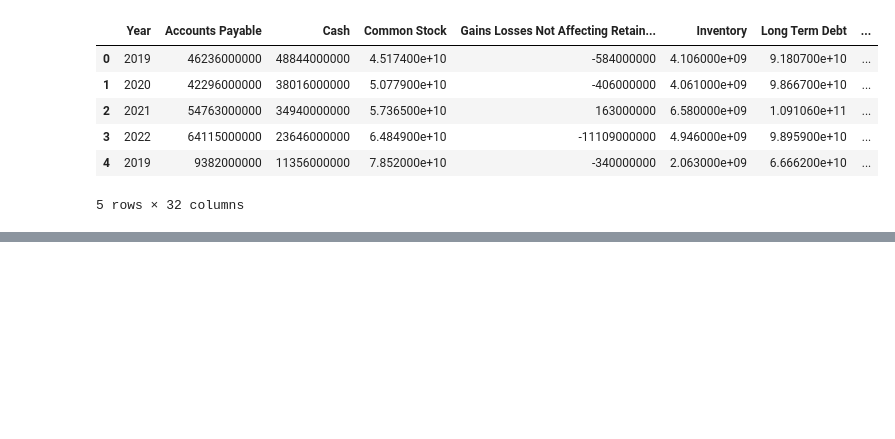
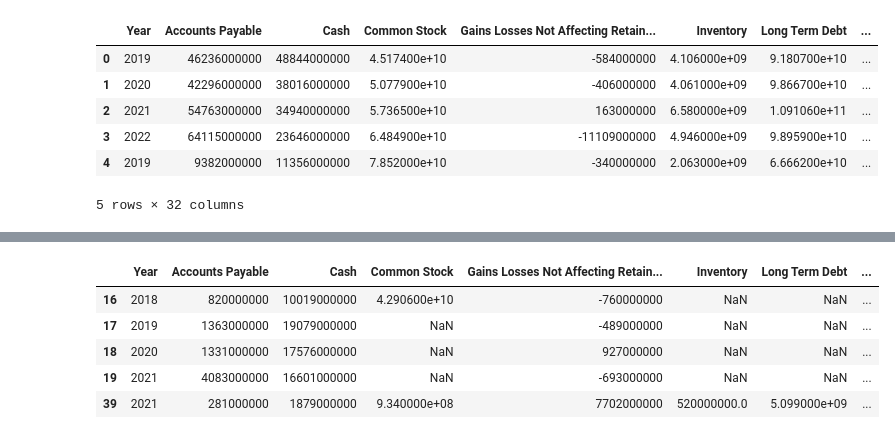
Before and after one commit to mezamateoj/Financial-Analysis, a Jupyter notebook: Fundamental Analysis/FinancialStatements/BalanceSheet.ipynb, the cells around one changed output, grey strips where cells are left out. Drawn from its saved outputs; the diff is of its cells as text; code cells hidden in the pictures; blank space fills up the shorter version.

```diff
--- a/Fundamental Analysis/FinancialStatements/BalanceSheet.ipynb
+++ b/Fundamental Analysis/FinancialStatements/BalanceSheet.ipynb
@@ -3,6 +3,8 @@ import pandas as pd
 import numpy as np
 import matplotlib.pyplot as plt
 import seaborn as sns
+# %%
+pd.set_option('display.max_columns', None)
 # %%
 balance_sheet = pd.read_excel('../FinancialStatements/Datasets/balance_sheet.xlsx')
 balance_sheet.head()
@@ -38,0 +103,9 @@ balance_sheet['current_ratio'] = balance_sheet['total_current_assets'] / balance
+# %%
+balance_sheet[balance_sheet['relative_diff'] > 0]
+# %% [output]
+|  | Year | Accounts Payable | Cash | Common Stock | Gains Losses Not Affecting Retain... | Inventory | Long Term Debt | ... |
+| 16 | 2018 | 820000000 | 10019000000 | 4.290600e+10 | -760000000 | NaN | NaN | ... |
+| 17 | 2019 | 1363000000 | 19079000000 | NaN | -489000000 | NaN | NaN | ... |
+| 18 | 2020 | 1331000000 | 17576000000 | NaN | 927000000 | NaN | NaN | ... |
+| 19 | 2021 | 4083000000 | 16601000000 | NaN | -693000000 | NaN | NaN | ... |
+| 39 | 2021 | 281000000 | 1879000000 | 9.340000e+08 | 7702000000 | 520000000.0 | 5.099000e+09 | ... |
```
Also changed, not shown: parts of 12 cells of this notebook.
